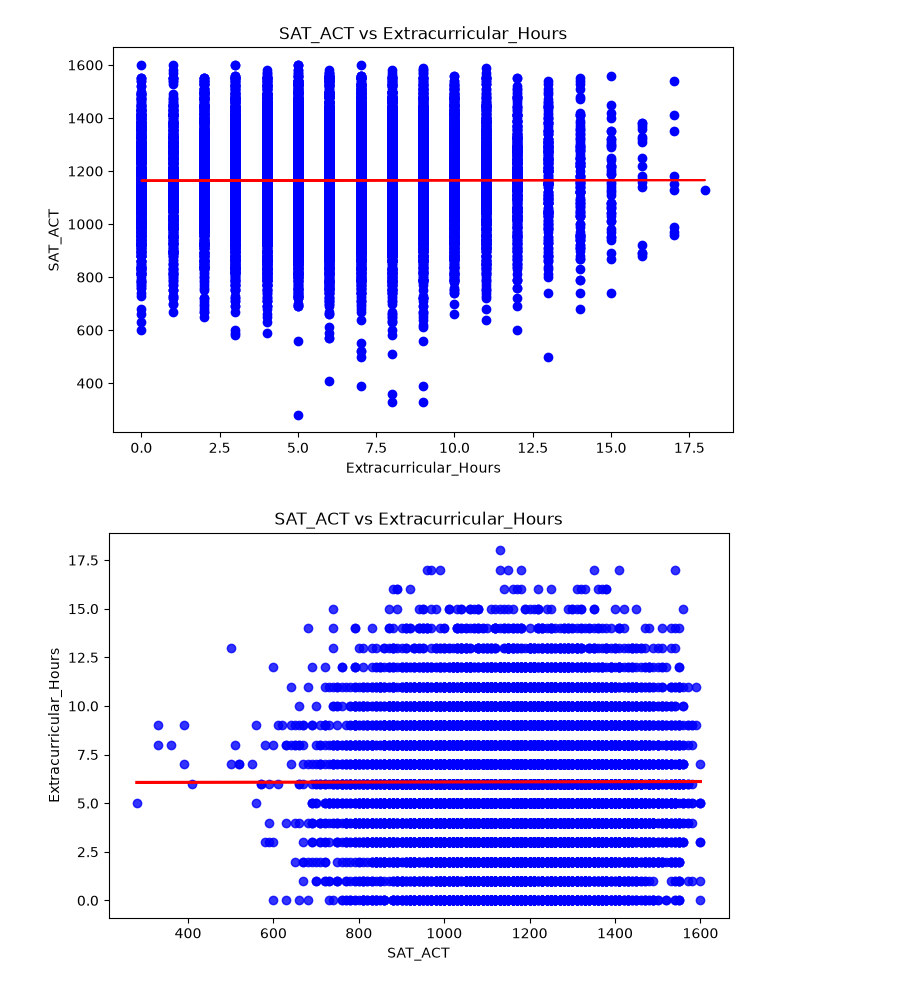
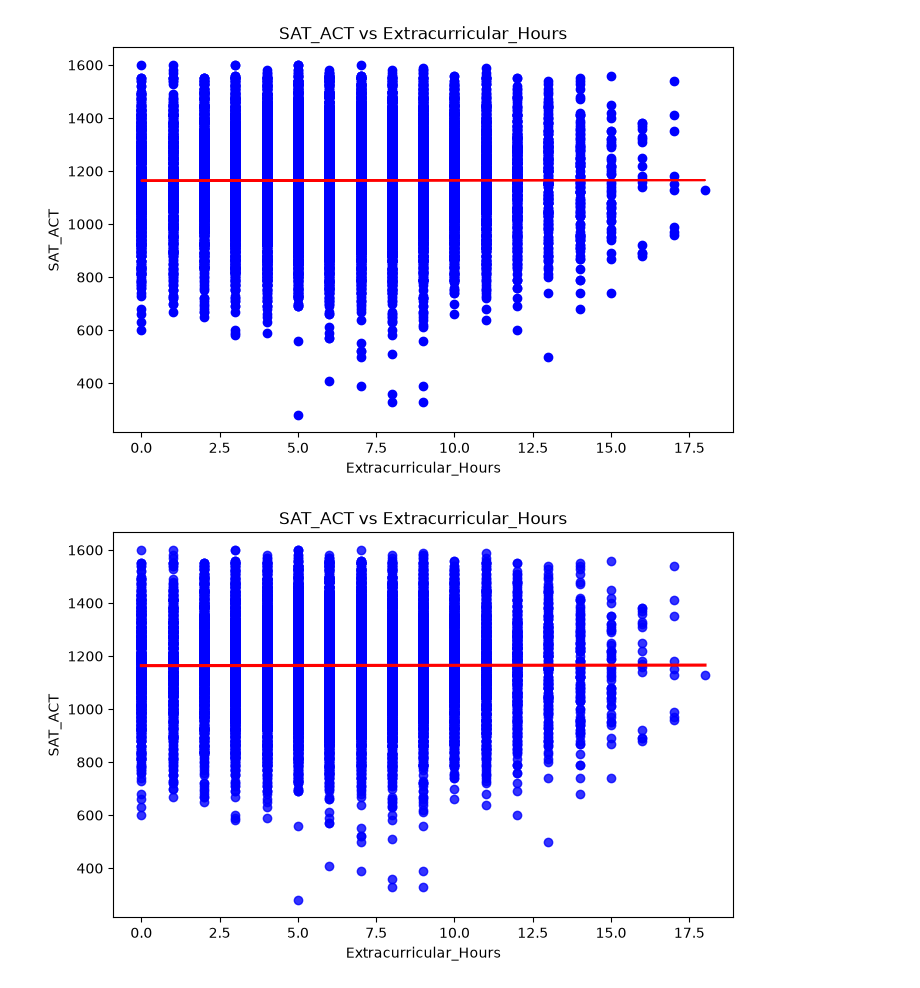
Before and after one commit to alexdleighton/Week_13_Activity, a Jupyter notebook: Week_13_Activity.ipynb, the cells around one changed output. Saved outputs shown, nothing was run; the diff lists cells and outputs as text; code cells hidden in the pictures.

```diff
--- a/Week_13_Activity.ipynb
+++ b/Week_13_Activity.ipynb
@@ -161,22 +161,22 @@ plt.show()     #This is a bit of a mess, I am not sure if my code is wrong or if
 # %%
 #Task_03_Seaborn
 
 import seaborn as sns
 import matplotlib.pyplot as plt
 
 plt.figure(figsize=(8, 5))
-sns.regplot(data=df, x='SAT_ACT', y='Extracurricular_Hours',
+sns.regplot(data=df, x='Extracurricular_Hours', y='SAT_ACT',
             scatter_kws={'color': 'blue'},
             line_kws={'color': 'red'},
             ci=None)
 
 plt.title('SAT_ACT vs Extracurricular_Hours')
-plt.xlabel('SAT_ACT')
-plt.ylabel('Extracurricular_Hours')
+plt.xlabel('Extracurricular_Hours')
+plt.ylabel('SAT_ACT')
 
 plt.show()
 # %% [output]
-[figure, old version]
+[figure, new version]
 # %%
 #Task_03_Plotly
 
```
Also changed, not shown: parts of 2 cells of this notebook.
